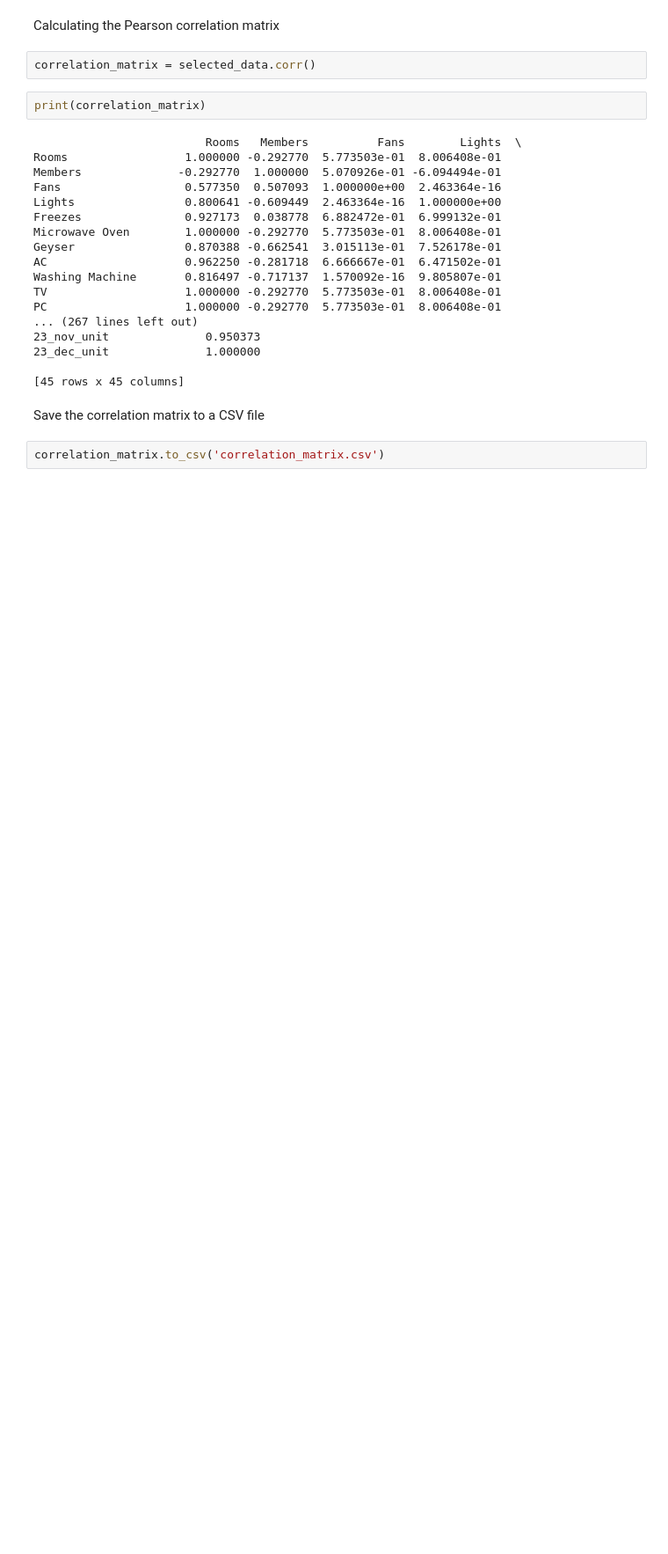
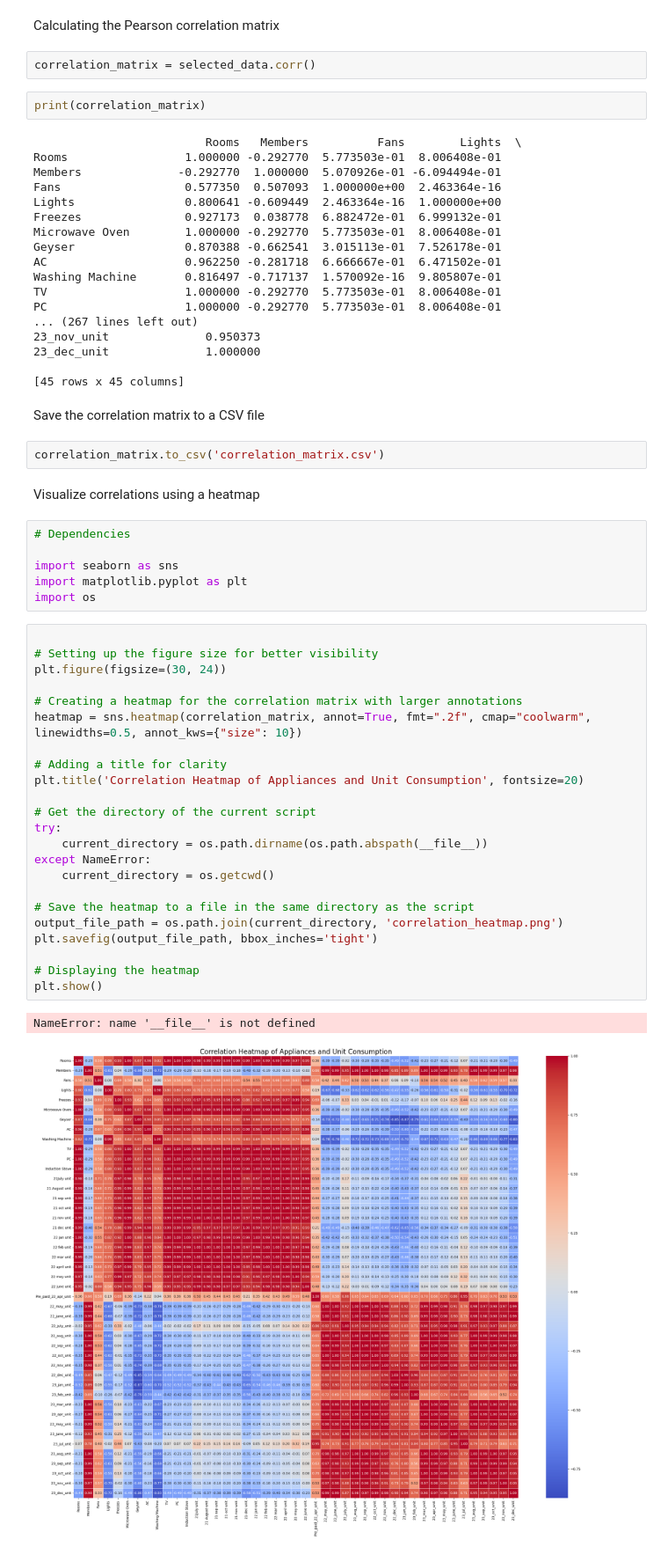
Before and after one commit to Demiarge/2p, a Jupyter notebook: pearson_correlation.ipynb, the cells around one changed output. Shown at 88% size. Cells and saved outputs as stored; diff of their text form; blank space fills up the shorter version.

Commit message:
Pearson Correlation updated with heatmap

```diff
--- a/pearson_correlation.ipynb
+++ b/pearson_correlation.ipynb
@@ -56,3 +56,37 @@ PC                    1.000000 -0.292770  5.773503e-01  8.006408e-01
 Save the correlation matrix to a CSV file
 # %%
 correlation_matrix.to_csv('correlation_matrix.csv')
+# %% [markdown]
+Visualize correlations using a heatmap
+# %%
+# Dependencies
+
+import seaborn as sns
+import matplotlib.pyplot as plt
+import os
+# %%
+
+# Setting up the figure size for better visibility
+plt.figure(figsize=(30, 24))
+
+# Creating a heatmap for the correlation matrix with larger annotations
+heatmap = sns.heatmap(correlation_matrix, annot=True, fmt=".2f", cmap="coolwarm", linewidths=0.5, annot_kws={"size": 10})
+
+# Adding a title for clarity
+plt.title('Correlation Heatmap of Appliances and Unit Consumption', fontsize=20)
+
+# Get the directory of the current script
+try:
+    current_directory = os.path.dirname(os.path.abspath(__file__))
+except NameError:
+    current_directory = os.getcwd()
+
+# Save the heatmap to a file in the same directory as the script
+output_file_path = os.path.join(current_directory, 'correlation_heatmap.png')
+plt.savefig(output_file_path, bbox_inches='tight')
+
+# Displaying the heatmap
+plt.show()
+# %% [output]
+NameError: name '__file__' is not defined
+[figure, added]
```
Also changed, not shown: 1 other file.
